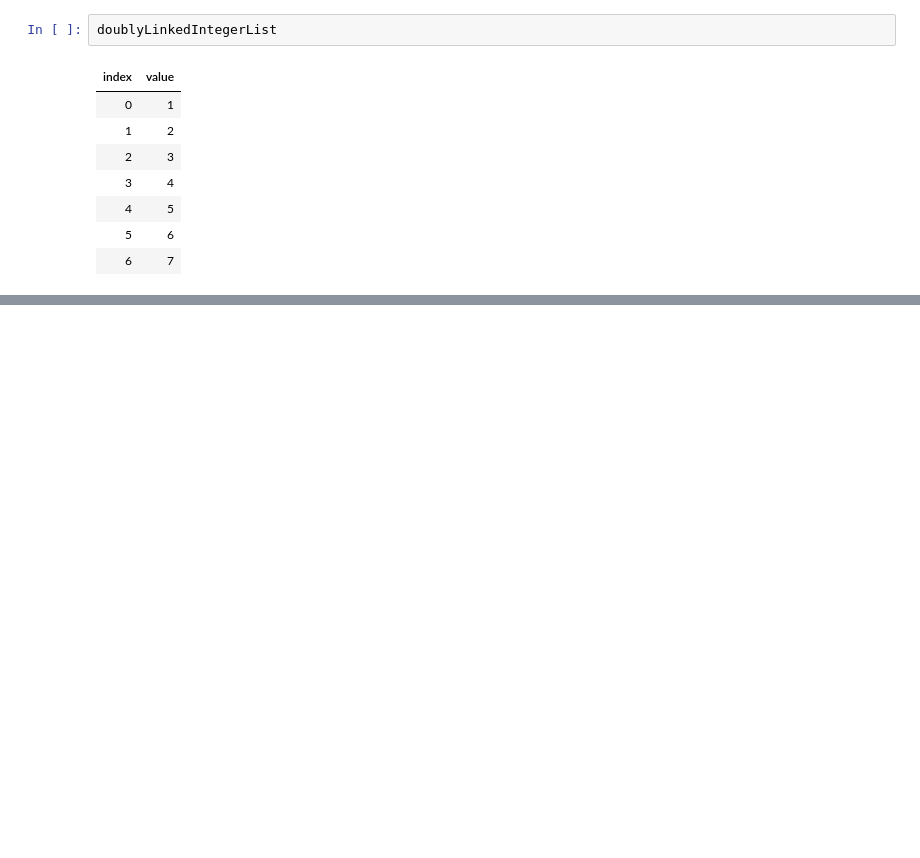
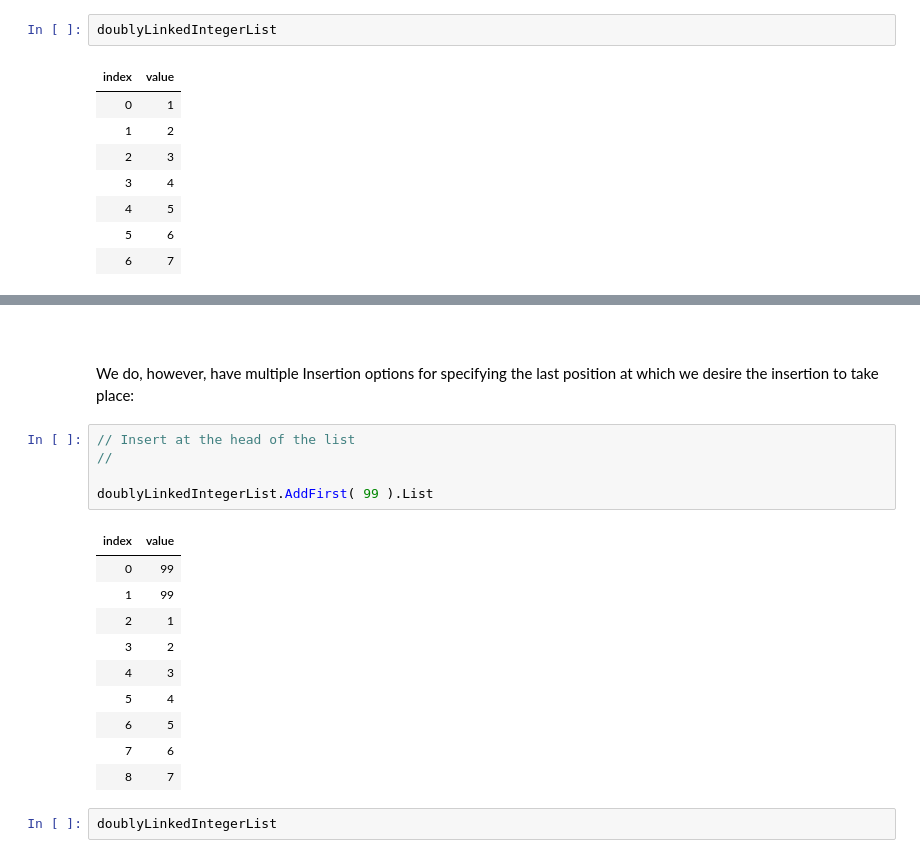
Before and after one commit to HarryJamesGreenblatt/Notes-On-C-Sharp, a Jupyter notebook: 16. Linear Data Structures/Built-In Classes/The LinkedList Class.ipynb, the cells around one changed output, grey strips where cells are left out. Drawn from its saved outputs; the diff is of its cells as text; blank space fills up the shorter version.

```diff
--- a/16. Linear Data Structures/Built-In Classes/The LinkedList Class.ipynb
+++ b/16. Linear Data Structures/Built-In Classes/The LinkedList Class.ipynb
@@ -417,3 +549,25 @@ doublyLinkedIntegerList.First.Value
 doublyLinkedIntegerList.Last.Value
 # %% [output]
 [interactive output not drawn]
+# %% [markdown]
+<br>
+# %% [markdown]
+We do, however, have multiple Insertion options for specifying the last position at which we desire the insertion to take place:
+# %%
+// Insert at the head of the list
+//
+
+doublyLinkedIntegerList.AddFirst( 99 ).List
+# %% [output]
+| index | value |
+| 0 | 99 |
+| 1 | 99 |
+| 2 | 1 |
+| 3 | 2 |
+| 4 | 3 |
+| 5 | 4 |
+| 6 | 5 |
+| 7 | 6 |
+| 8 | 7 |
+# %%
+doublyLinkedIntegerList
```
Also changed, not shown: parts of 12 cells of this notebook.
